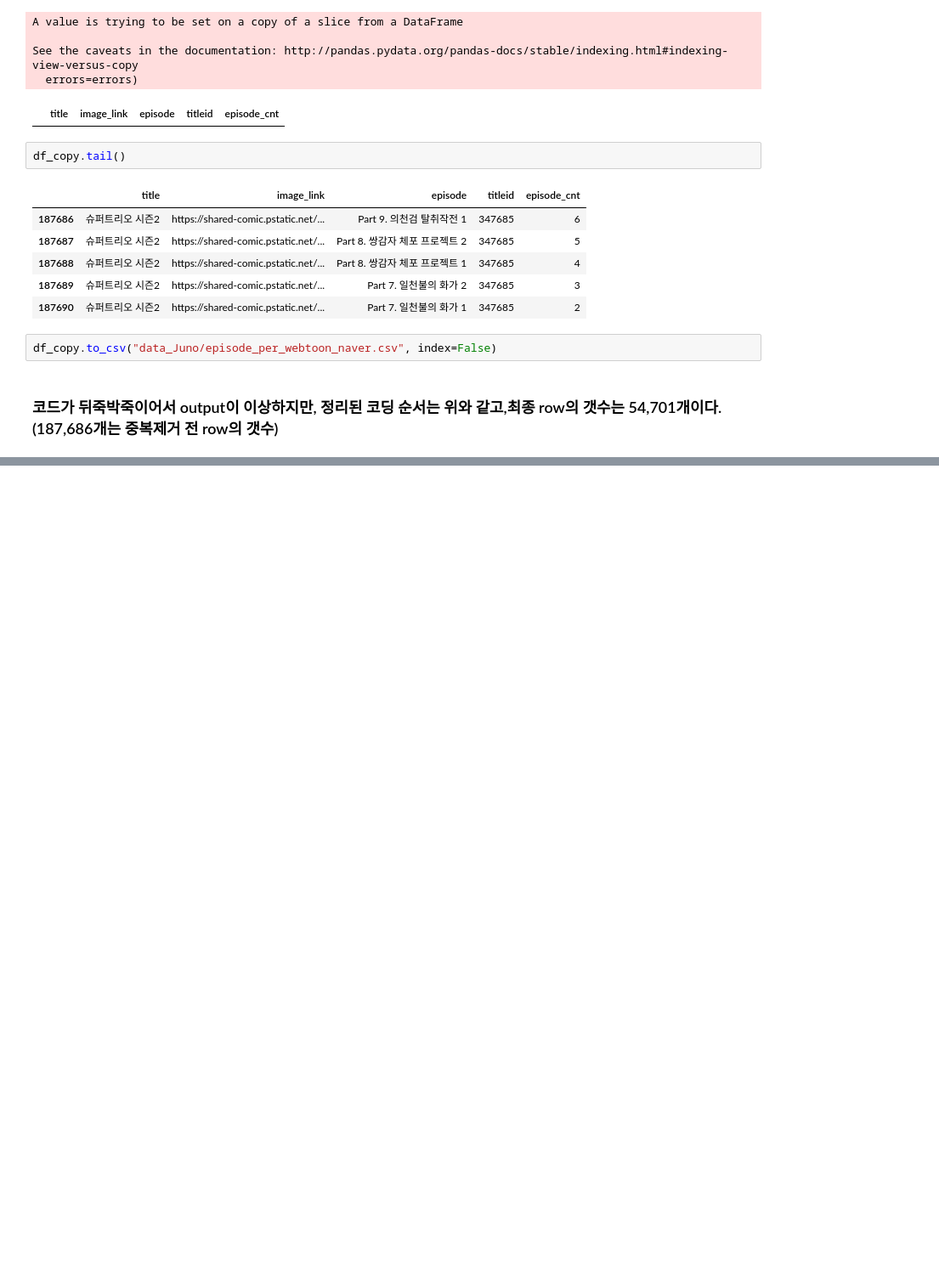
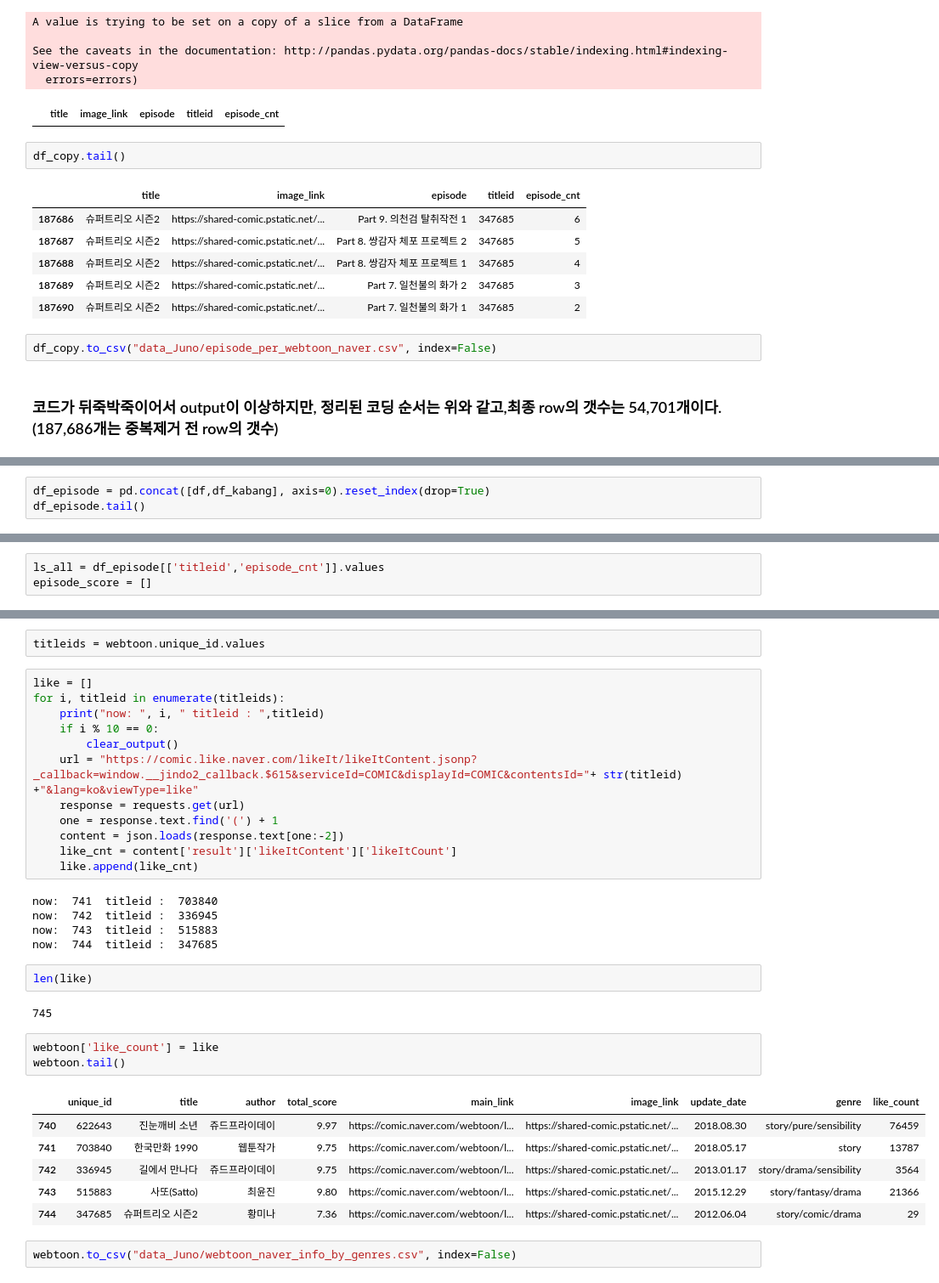
Before and after one commit to brightscannon/Webtoon_recommand_system, a Jupyter notebook: Crawling_test2_Juno.ipynb, the cells around one changed output, grey strips where cells are left out. Shown at 85% size. Drawn from its saved outputs; the diff is of its cells as text; blank space fills up the shorter version.

```diff
--- a/Crawling_test2_Juno.ipynb
+++ b/Crawling_test2_Juno.ipynb
@@ -306,0 +500,3 @@ df_copy.to_csv("data_Juno/episode_per_webtoon_naver.csv", index=False)
+# %%
+df_episode = pd.concat([df,df_kabang], axis=0).reset_index(drop=True)
+df_episode.tail()
@@ -306,0 +546,3 @@ df_copy.to_csv("data_Juno/episode_per_webtoon_naver.csv", index=False)
+# %%
+ls_all = df_episode[['titleid','episode_cnt']].values
+episode_score = []
@@ -306,0 +619,35 @@ df_copy.to_csv("data_Juno/episode_per_webtoon_naver.csv", index=False)
+# %%
+titleids = webtoon.unique_id.values
+# %%
+like = []
+for i, titleid in enumerate(titleids):
+    print("now: ", i, " titleid : ",titleid)
+    if i % 10 == 0:
+        clear_output()
+    url = "https://comic.like.naver.com/likeIt/likeItContent.jsonp?_callback=window.__jindo2_callback.$615&serviceId=COMIC&displayId=COMIC&contentsId="+ str(titleid) +"&lang=ko&viewType=like"
+    response = requests.get(url)
+    one = response.text.find('(') + 1
+    content = json.loads(response.text[one:-2])
+    like_cnt = content['result']['likeItContent']['likeItCount']
+    like.append(like_cnt)
+# %% [output]
+now:  741  titleid :  703840
+now:  742  titleid :  336945
+now:  743  titleid :  515883
+now:  744  titleid :  347685
+# %%
+len(like)
+# %% [output]
+745
+# %%
+webtoon['like_count'] = like
+webtoon.tail()
+# %% [output]
+|  | unique_id | title | author | total_score | main_link | image_link | update_date | genre | like_count |
+| 740 | 622643 | 진눈깨비 소년 | 쥬드프라이데이 | 9.97 | https://comic.naver.com/webtoon/l... | https://shared-comic.pstatic.net/... | 2018.08.30 | story/pure/sensibility | 76459 |
+| 741 | 703840 | 한국만화 1990 | 웹툰작가 | 9.75 | https://comic.naver.com/webtoon/l... | https://shared-comic.pstatic.net/... | 2018.05.17 | story | 13787 |
+| 742 | 336945 | 길에서 만나다 | 쥬드프라이데이 | 9.75 | https://comic.naver.com/webtoon/l... | https://shared-comic.pstatic.net/... | 2013.01.17 | story/drama/sensibility | 3564 |
+| 743 | 515883 | 사또(Satto) | 최윤진 | 9.80 | https://comic.naver.com/webtoon/l... | https://shared-comic.pstatic.net/... | 2015.12.29 | story/fantasy/drama | 21366 |
+| 744 | 347685 | 슈퍼트리오 시즌2 | 황미나 | 7.36 | https://comic.naver.com/webtoon/l... | https://shared-comic.pstatic.net/... | 2012.06.04 | story/comic/drama | 29 |
+# %%
+webtoon.to_csv("data_Juno/webtoon_naver_info_by_genres.csv", index=False)
```
Also changed, not shown: parts of 42 cells of this notebook.
